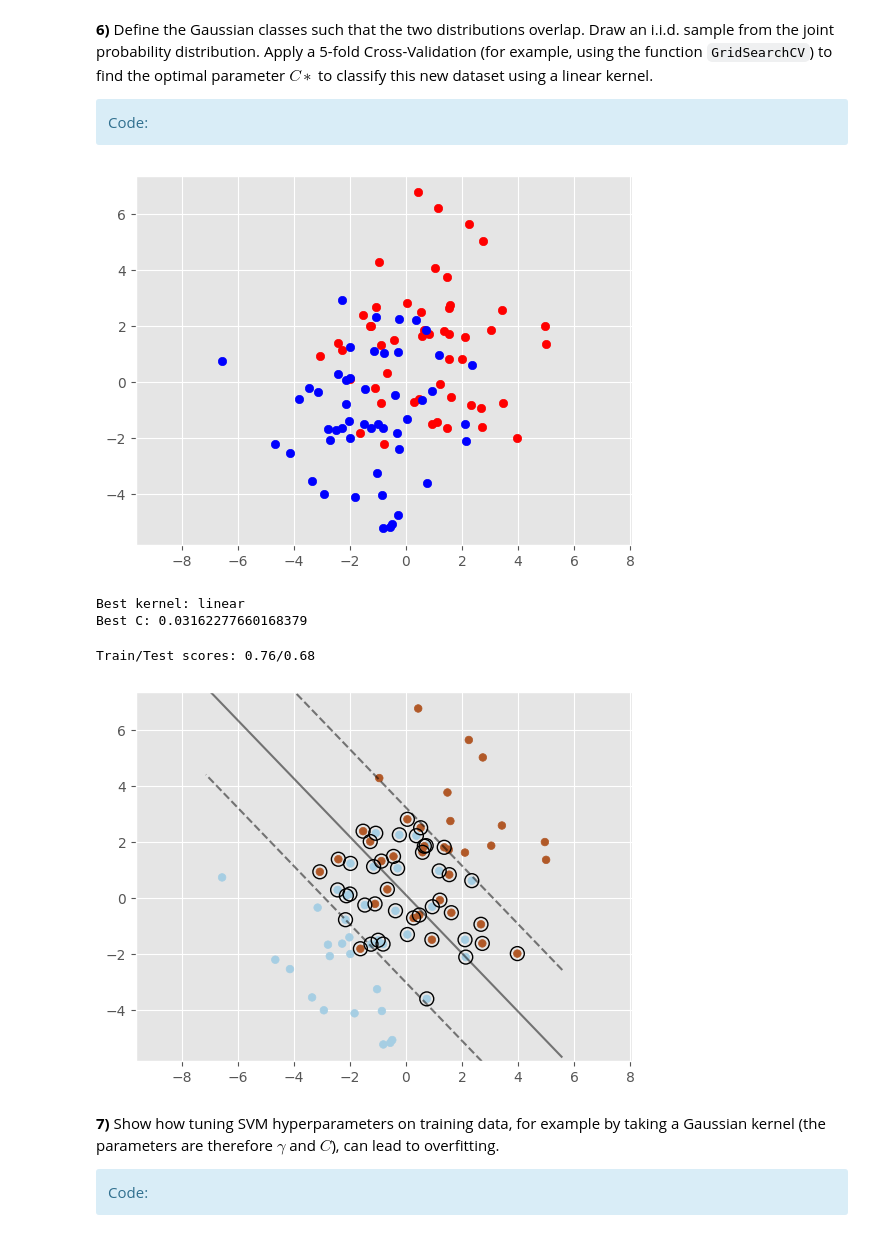
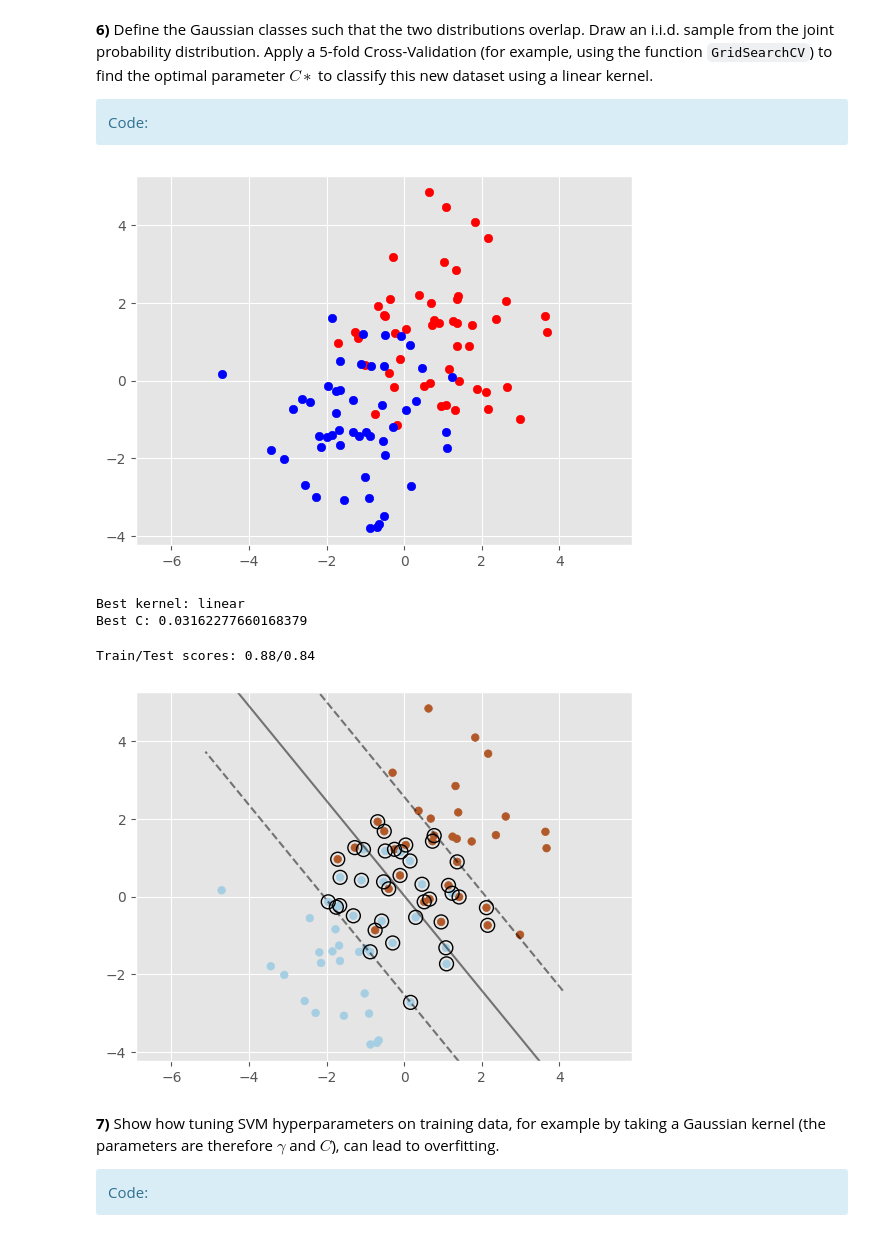
Before and after one commit to TarcisioBueno/support-vector-machine-SDTSIA210, a Jupyter notebook: TP_SVM_students.ipynb, the cells around one changed output. Cells and saved outputs as stored; diff of their text form; code cells hidden in the pictures.

```diff
--- a/TP_SVM_students.ipynb
+++ b/TP_SVM_students.ipynb
@@ -222,26 +222,26 @@ Train/Test scores: 1.0/1.0
 # %%
 # Generate data and verify graphically that the two classes overlap
 # Re-use the code from question 3 and 5
 
 # Create two centers for the two distributions
 centers = [[-1, -1], [1, 1]]
-std = 1.5 * np.sqrt(2)
+std = np.sqrt(2)
 
 # Use make_blobs to generate the two dimensions points from the two centers
 X, y = make_blobs(n_samples=100, centers=centers, n_features=2, cluster_std=std, random_state=42)
 
 # Plot the points
 pos = np.where(y == 1)[0]
 neg = np.where(y == 0)[0]
 plt.scatter(X[pos,0], X[pos,1], c='r')
 plt.scatter(X[neg,0], X[neg,1], c='b')
 plt.axis('equal')
 plt.show()
 
 # Use sklearn's train_test_split to divide up data
 X_train, X_test, y_train, y_test = train_test_split(X, y, test_size=0.25, random_state=42)
 # %% [output]
-[figure, old version]
+[figure, new version]
 # %%
 # Find the best working C with a 5-fold cross-validation
 # Look into a bunch of values for C
@@ -295,8 +295,8 @@ ax.scatter(clf.support_vectors_[:, 0], clf.support_vectors_[:, 1], s=100,
 plt.axis('equal')
 plt.show()
 # %% [output]
-Train/Test scores: 0.76/0.68
+Train/Test scores: 0.88/0.84
-[figure, old version]
+[figure, new version]
 # %% [markdown]
 **7)** Show how tuning SVM hyperparameters on training data, for example by taking a Gaussian kernel (the parameters are therefore $\gamma$ and $C$), can lead to overfitting.
 
```
Also changed, not shown: parts of 18 cells of this notebook.
